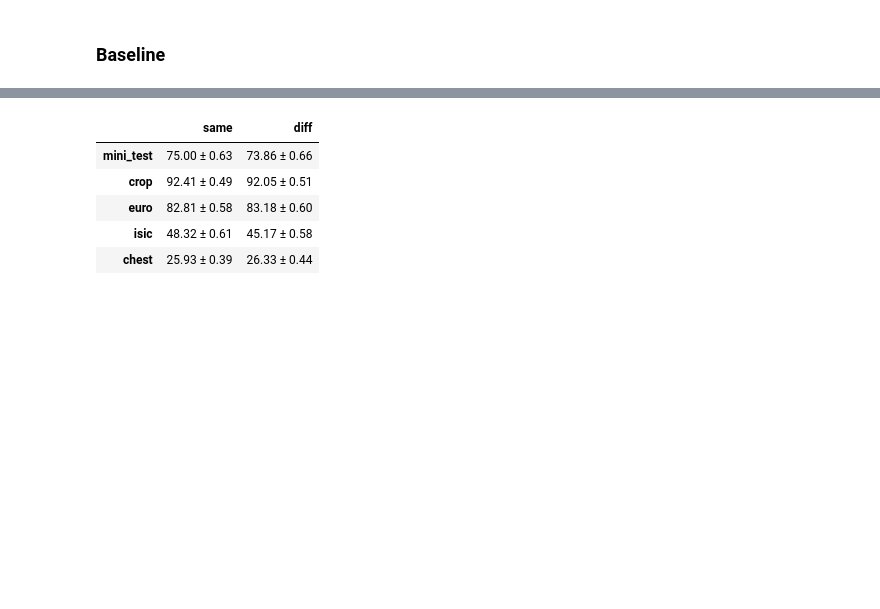
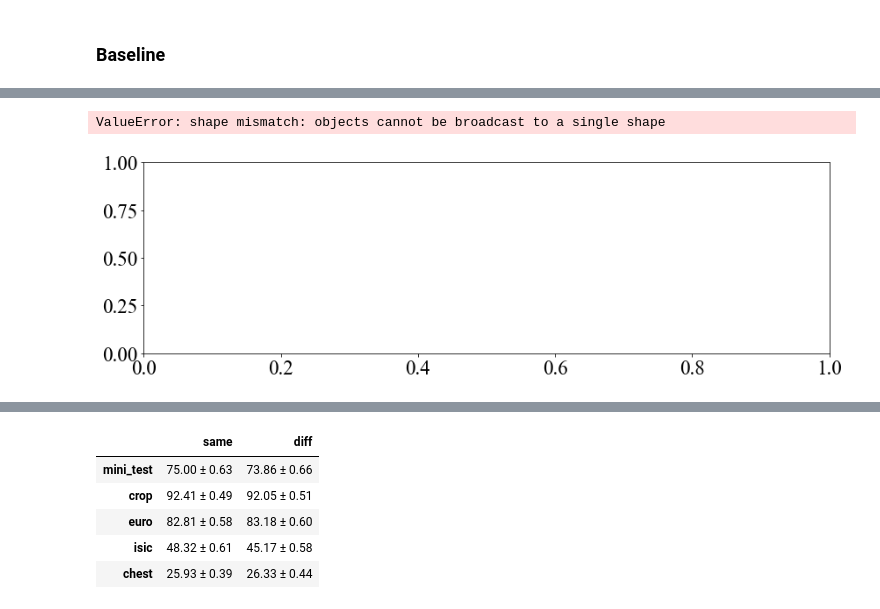
Before and after one commit to kimyuji/Fine-tune-with-Few-Samples, a Jupyter notebook: check_acc.ipynb, the cells around one changed output, grey strips where cells are left out. Cells and saved outputs as stored; diff of their text form; code cells hidden in the pictures; blank space fills up the shorter version.

```diff
--- a/check_acc.ipynb
+++ b/check_acc.ipynb
@@ -113,0 +244,5 @@ plt.show()
+# %%
+plt.bar(index, result.loc[:, '01shot'].values.astype('float'), bar_width, alpha=0.8, color='#a1b5f8', label='k=1')
+# %% [output]
+ValueError: shape mismatch: objects cannot be broadcast to a single shape
+[figure, added]
```
Also changed, not shown: parts of 17 cells of this notebook, 18 other files.
